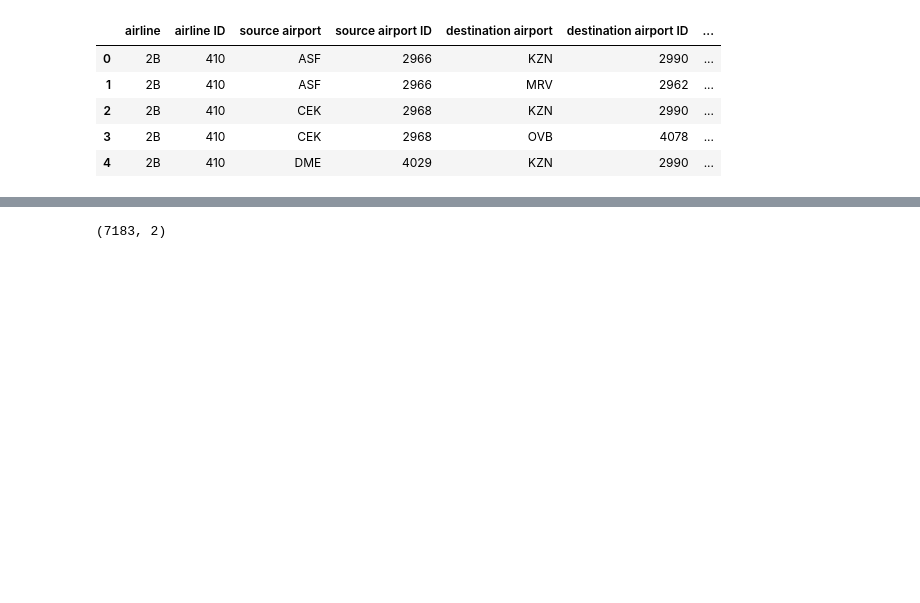
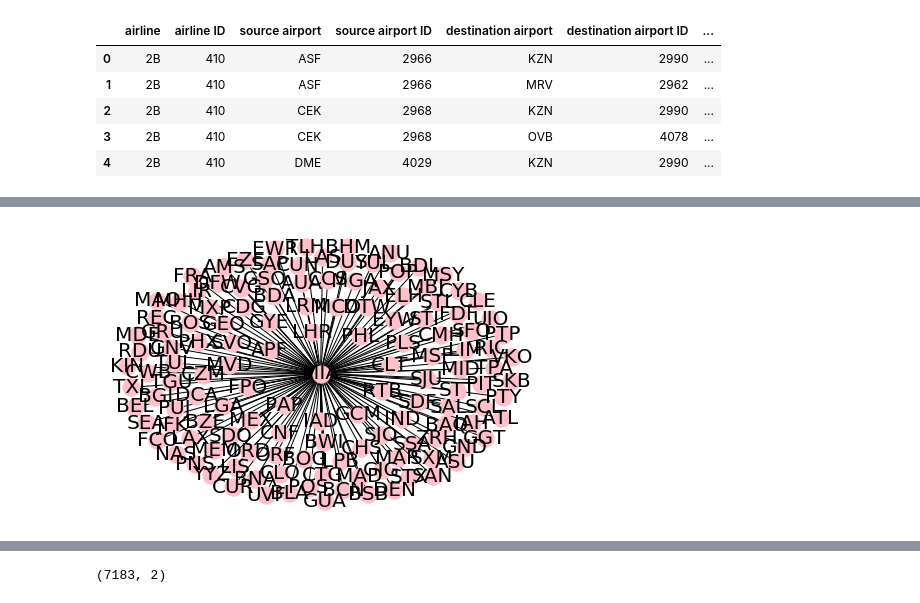
Before and after one commit to jsleslie/Airlines_visualization, a Jupyter notebook: Airlines.ipynb, the cells around one changed output, grey strips where cells are left out. Saved outputs shown, nothing was run; the diff lists cells and outputs as text; code cells hidden in the pictures; blank space fills up the shorter version.

```diff
--- a/Airlines.ipynb
+++ b/Airlines.ipynb
@@ -238,0 +308,6 @@ routes.head()
+# %%
+Miami = route_mapper(roster, 'MIA')
+# %%
+nx.draw(Miami, **draw_params)
+# %% [output]
+[figure, added]
```
Also changed, not shown: parts of 14 cells of this notebook.
